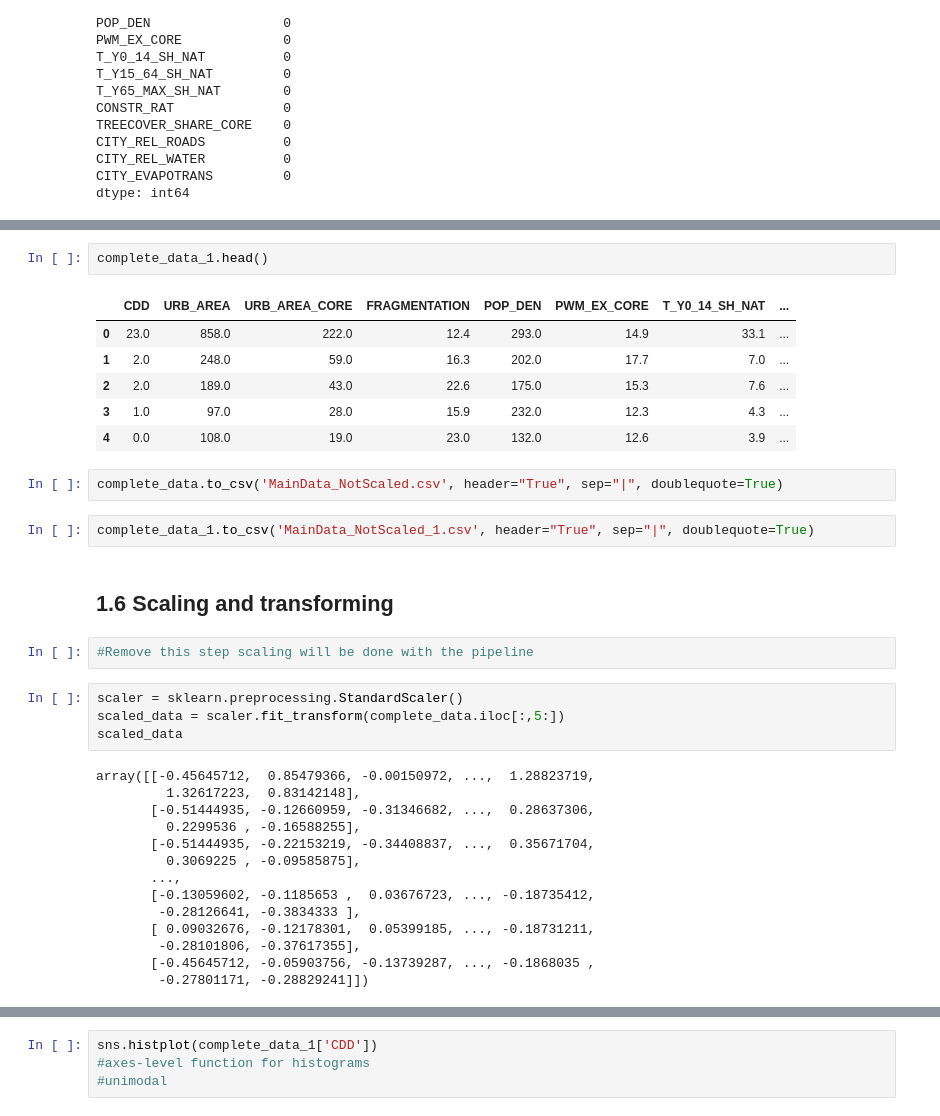
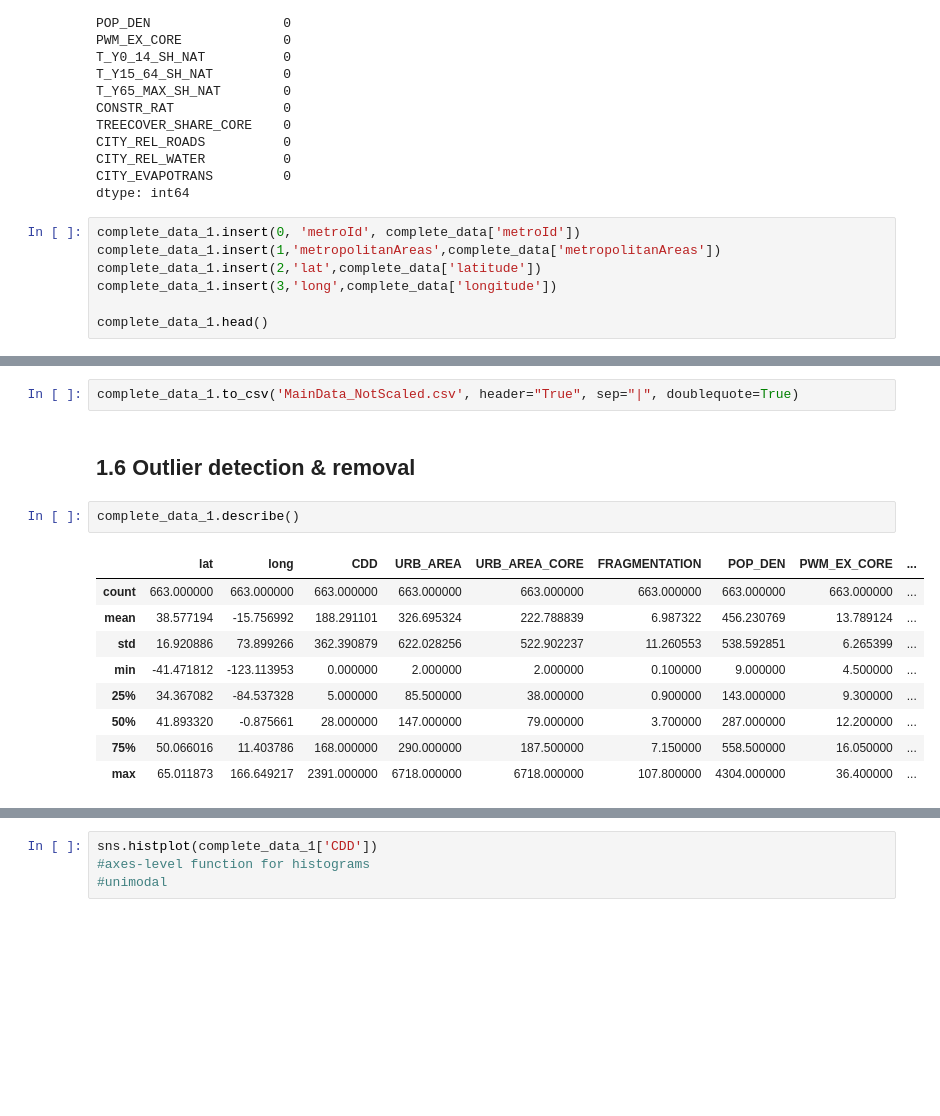
Before and after one commit to TbrBrbs97/mda_heatwaves-cameroon, a Jupyter notebook: DataPrep/DataPrep_MainScript.ipynb, the cells around one changed output, grey strips where cells are left out. Drawn from its saved outputs; the diff is of its cells as text; blank space fills up the shorter version.

```diff
--- a/DataPrep/DataPrep_MainScript.ipynb
+++ b/DataPrep/DataPrep_MainScript.ipynb
@@ -583,3 +583,10 @@ CITY_REL_ROADS          0
 CITY_REL_WATER          0
 CITY_EVAPOTRANS         0
 dtype: int64
+# %%
+complete_data_1.insert(0, 'metroId', complete_data['metroId'])
+complete_data_1.insert(1,'metropolitanAreas',complete_data['metropolitanAreas'])
+complete_data_1.insert(2,'lat',complete_data['latitude'])
+complete_data_1.insert(3,'long',complete_data['longitude'])
+
+complete_data_1.head()
@@ -586,35 +600,16 @@ dtype: int64
+# %%
+complete_data_1.to_csv('MainData_NotScaled.csv', header="True", sep="|", doublequote=True)
+# %% [markdown]
+## 1.6 Outlier detection & removal
 # %%
-complete_data_1.head()
+complete_data_1.describe()
 # %% [output]
-|  | CDD | URB_AREA | URB_AREA_CORE | FRAGMENTATION | POP_DEN | PWM_EX_CORE | T_Y0_14_SH_NAT | ... |
-| 0 | 23.0 | 858.0 | 222.0 | 12.4 | 293.0 | 14.9 | 33.1 | ... |
-| 1 | 2.0 | 248.0 | 59.0 | 16.3 | 202.0 | 17.7 | 7.0 | ... |
-| 2 | 2.0 | 189.0 | 43.0 | 22.6 | 175.0 | 15.3 | 7.6 | ... |
-| 3 | 1.0 | 97.0 | 28.0 | 15.9 | 232.0 | 12.3 | 4.3 | ... |
-| 4 | 0.0 | 108.0 | 19.0 | 23.0 | 132.0 | 12.6 | 3.9 | ... |
+|  | lat | long | CDD | URB_AREA | URB_AREA_CORE | FRAGMENTATION | POP_DEN | PWM_EX_CORE | ... |
+| count | 663.000000 | 663.000000 | 663.000000 | 663.000000 | 663.000000 | 663.000000 | 663.000000 | 663.000000 | ... |
+| mean | 38.577194 | -15.756992 | 188.291101 | 326.695324 | 222.788839 | 6.987322 | 456.230769 | 13.789124 | ... |
+| std | 16.920886 | 73.899266 | 362.390879 | 622.028256 | 522.902237 | 11.260553 | 538.592851 | 6.265399 | ... |
+| min | -41.471812 | -123.113953 | 0.000000 | 2.000000 | 2.000000 | 0.100000 | 9.000000 | 4.500000 | ... |
+| 25% | 34.367082 | -84.537328 | 5.000000 | 85.500000 | 38.000000 | 0.900000 | 143.000000 | 9.300000 | ... |
+| 50% | 41.893320 | -0.875661 | 28.000000 | 147.000000 | 79.000000 | 3.700000 | 287.000000 | 12.200000 | ... |
+| 75% | 50.066016 | 11.403786 | 168.000000 | 290.000000 | 187.500000 | 7.150000 | 558.500000 | 16.050000 | ... |
+| max | 65.011873 | 166.649217 | 2391.000000 | 6718.000000 | 6718.000000 | 107.800000 | 4304.000000 | 36.400000 | ... |
-# %%
-complete_data.to_csv('MainData_NotScaled.csv', header="True", sep="|", doublequote=True)
-# %%
-complete_data_1.to_csv('MainData_NotScaled_1.csv', header="True", sep="|", doublequote=True)
-# %% [markdown]
-## 1.6 Scaling and transforming
-# %%
-#Remove this step scaling will be done with the pipeline
-# %%
-scaler = sklearn.preprocessing.StandardScaler()
-scaled_data = scaler.fit_transform(complete_data.iloc[:,5:])
-scaled_data
-# %% [output]
-array([[-0.45645712,  0.85479366, -0.00150972, ...,  1.28823719,
-         1.32617223,  0.83142148],
-       [-0.51444935, -0.12660959, -0.31346682, ...,  0.28637306,
-         0.2299536 , -0.16588255],
-       [-0.51444935, -0.22153219, -0.34408837, ...,  0.35671704,
-         0.3069225 , -0.09585875],
-       ...,
-       [-0.13059602, -0.1185653 ,  0.03676723, ..., -0.18735412,
-        -0.28126641, -0.3834333 ],
-       [ 0.09032676, -0.12178301,  0.05399185, ..., -0.18731211,
-        -0.28101806, -0.37617355],
-       [-0.45645712, -0.05903756, -0.13739287, ..., -0.1868035 ,
-        -0.27801171, -0.28829241]])
```
Also changed, not shown: parts of 29 cells of this notebook, 7 other files.
